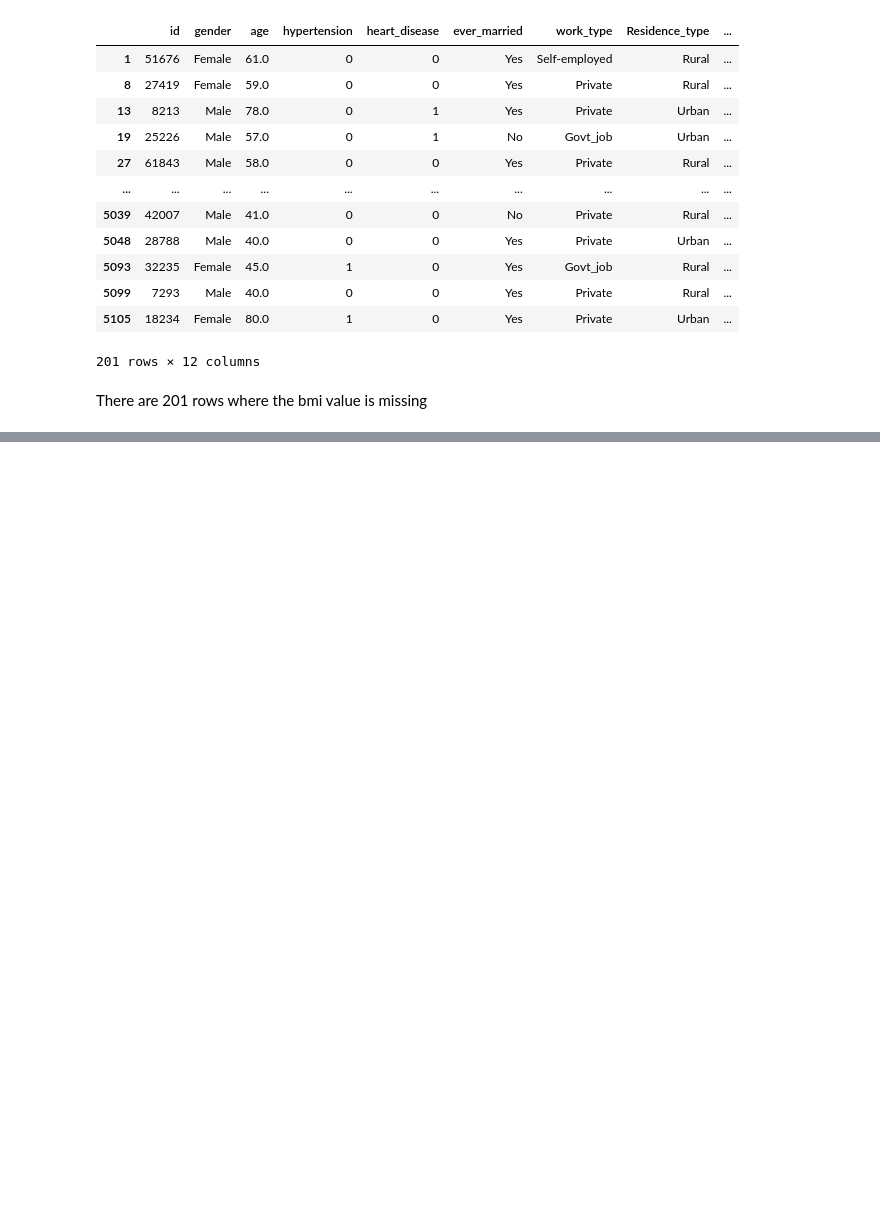
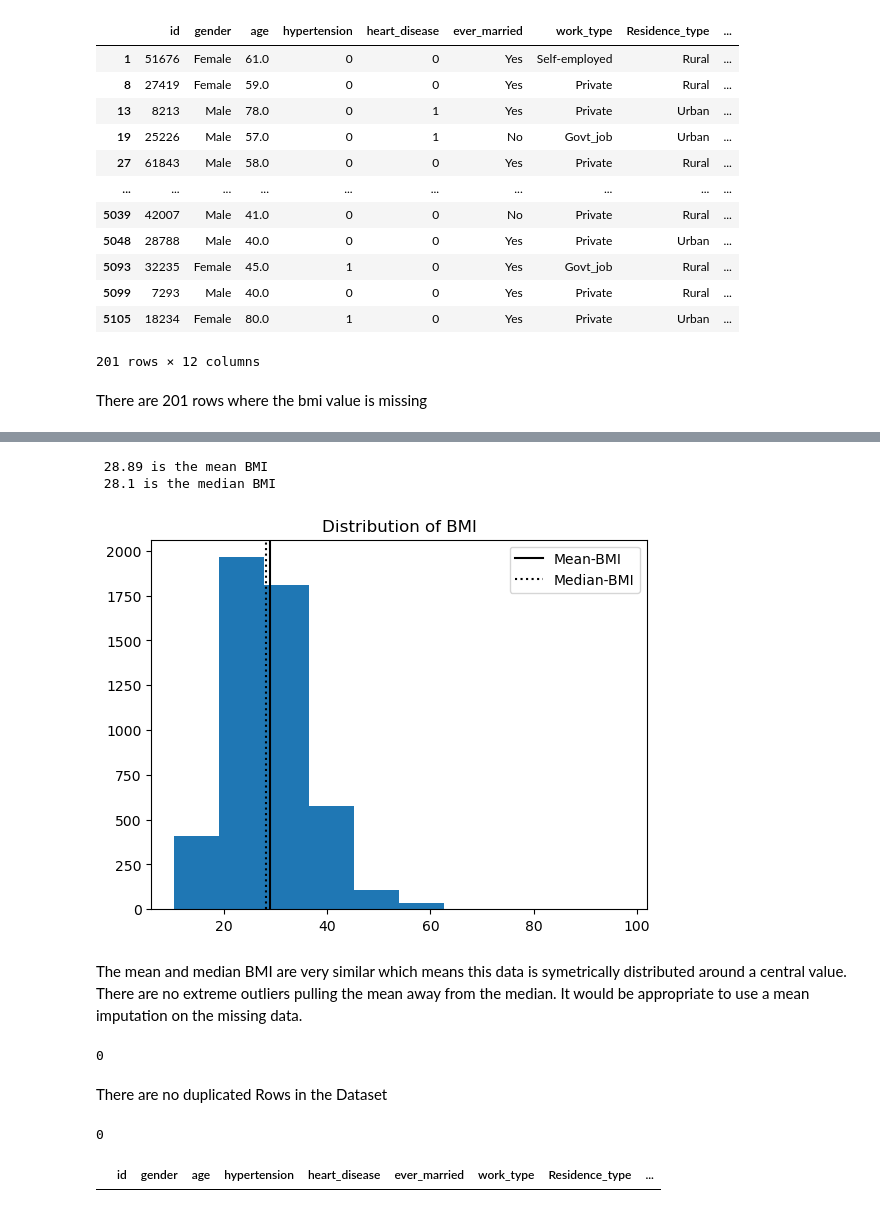
Before and after one commit to ntran119/data_projects, a Jupyter notebook: 2023_Predicting_Stroke.ipynb, the cells around one changed output, grey strips where cells are left out. Saved outputs shown, nothing was run; the diff lists cells and outputs as text; code cells hidden in the pictures; blank space fills up the shorter version.

```diff
--- a/2023_Predicting_Stroke.ipynb
+++ b/2023_Predicting_Stroke.ipynb
@@ -109,0 +151,24 @@ There are 201 rows where the bmi value is missing
+# %%
+# histogram of two categories
+plt.hist(df['bmi'])
+plt.axvline(df['bmi'].mean(),linestyle = 'solid',label = "Mean-BMI", color = 'black')
+plt.axvline(df['bmi'].median(),linestyle = 'dotted',label = "Median-BMI", color = 'black')
+plt.title('Distribution of BMI')
+plt.legend(loc='upper right');
+
+
+print(f" {round(df['bmi'].mean(), 2)} is the mean BMI")
+
+print(f" {df['bmi'].median()} is the median BMI")
+# %% [output]
+ 28.89 is the mean BMI
+ 28.1 is the median BMI
+[figure, added]
+# %% [markdown]
+The mean and median BMI are very similar which means this data is symetrically distributed around a central value. There are no extreme outliers pulling the mean away from the median. It would be appropriate to use a mean imputation on the missing data.
+# %%
+df.duplicated().sum()
+# %% [output]
+0
+# %% [markdown]
+There are no duplicated Rows in the Dataset
@@ -109,0 +177,8 @@ There are 201 rows where the bmi value is missing
+# %%
+df['bmi'].isna().sum()
+# %% [output]
+0
+# %%
+df[df['bmi'].isna()]
+# %% [output]
+|  | id | gender | age | hypertension | heart_disease | ever_married | work_type | Residence_type | ... |
```
Also changed, not shown: parts of 5 cells of this notebook.
